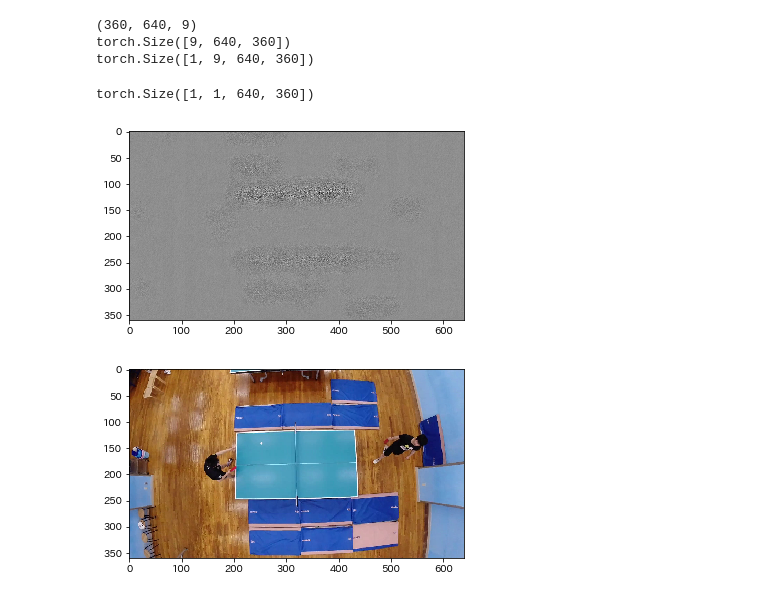
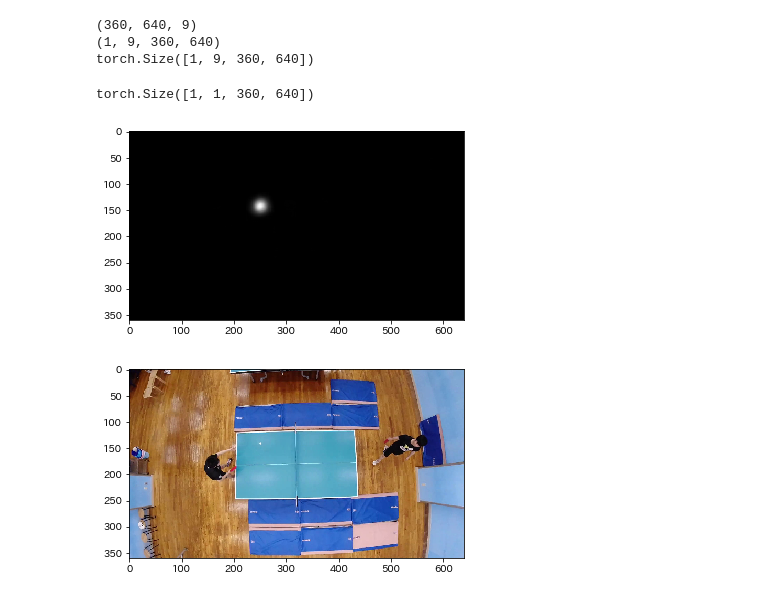
Before and after one commit to ishigen425/ball_tracking, a Jupyter notebook: Untitled1.ipynb, the cells around one changed output. Cells and saved outputs as stored; diff of their text form; code cells hidden in the pictures.

```diff
--- a/Untitled1.ipynb
+++ b/Untitled1.ipynb
@@ -19,7 +20,7 @@ from PIL import Image
 cuda0 = torch.device('cuda:0')
 model = TrackNet().to(cuda0)
 
-model.load_state_dict(torch.load('weight/epoch_0_1719'))
+model.load_state_dict(torch.load('weight/epoch_103_2580'))
 model.eval()
 
 
@@ -27,31 +28,31 @@ def open_image(path, shape):
     image = Image.open(path).convert("RGB")
     return np.asarray(image.resize(shape))
 # %%
-image3 = open_image('../data/DJI_0015/game_img_10692.jpg', (640,360))
-image2 = open_image('../data/DJI_0015/game_img_10693.jpg', (640,360))
-image1 = open_image('../data/DJI_0015/game_img_10694.jpg', (640,360))
+image3 = open_image('../data/DJI_0015/game_img_10695.jpg', (640,360))
+image2 = open_image('../data/DJI_0015/game_img_10696.jpg', (640,360))
+image1 = open_image('../data/DJI_0015/game_img_10697.jpg', (640,360))
 image = np.dstack([image1, image2, image3])
 print(image.shape)
-image = torch.from_numpy(image).float().to(cuda0)
-image = image.transpose(2, 0)
-print(image.shape)
+image = image.transpose((2, 0, 1))
 image = image[np.newaxis, :]
 print(image.shape)
+image = torch.from_numpy(image).float().to(cuda0)
+print(image.shape)
 output = model(image) * 255
 # %% [output]
 (360, 640, 9)
-torch.Size([9, 640, 360])
-torch.Size([1, 9, 640, 360])
+(1, 9, 360, 640)
+torch.Size([1, 9, 360, 640])
 # %%
 import matplotlib.pyplot as plt
 print(output.shape)
-output_numpy = output.squeeze().cpu().detach().numpy().T
+output_numpy = output.squeeze().cpu().detach().numpy()
 plt.imshow(output_numpy, cmap = "gray")
 plt.show()
 plt.imshow(image1)
 plt.show()
 # %% [output]
-torch.Size([1, 1, 640, 360])
+torch.Size([1, 1, 360, 640])
-[figure, old version]
+[figure, new version]
 [figure]
 # %%
```
Also changed, not shown: parts of 2 cells of this notebook, 4 other files.
